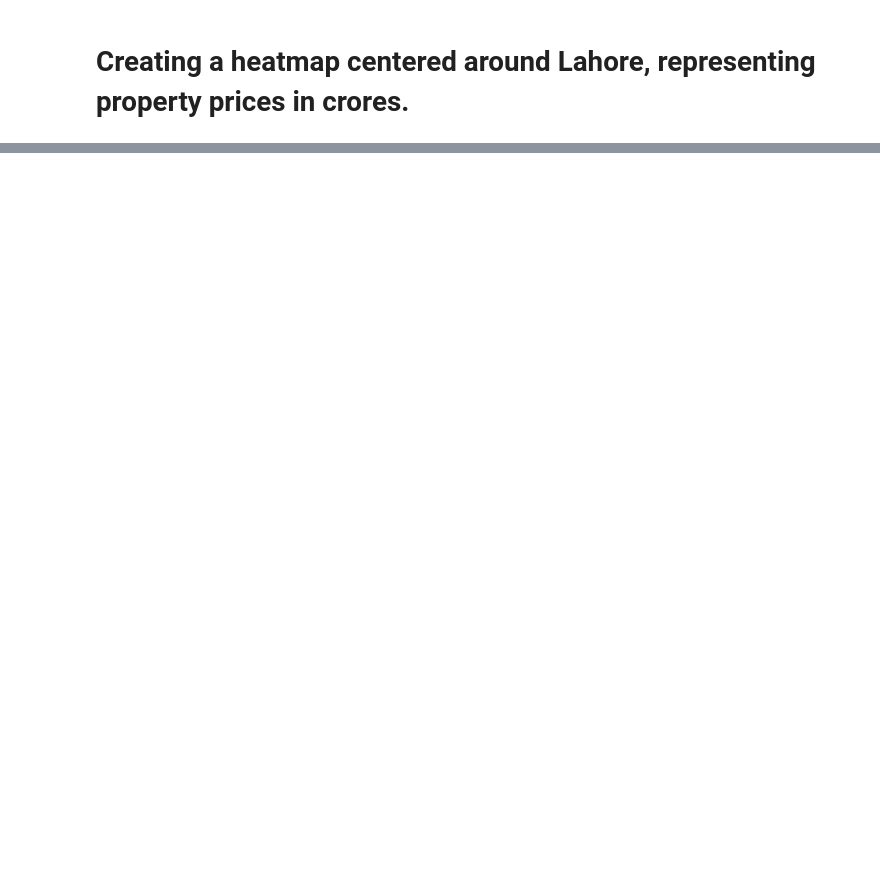
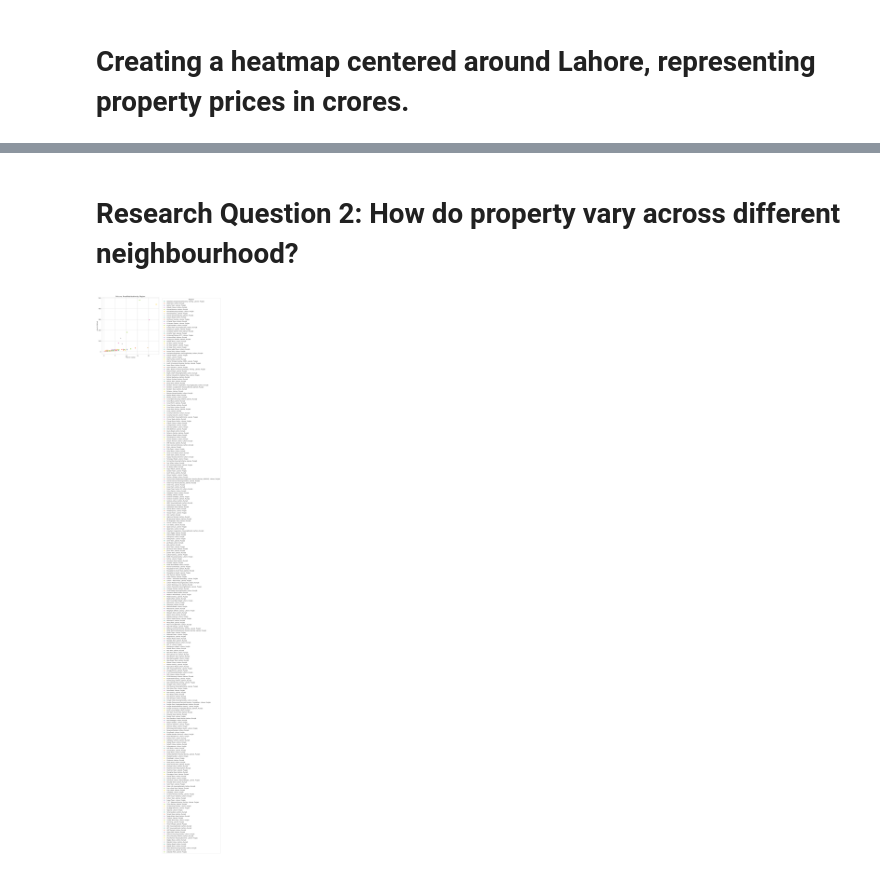
Before and after one commit to potatobox1/Data_Science_Project, a Jupyter notebook: analysis.ipynb, the cells around one changed output, grey strips where cells are left out. Cells and saved outputs as stored; diff of their text form; code cells hidden in the pictures; blank space fills up the shorter version.

```diff
--- a/analysis.ipynb
+++ b/analysis.ipynb
@@ -435,0 +544,38 @@ display(m)
+# %% [markdown]
+# Research Question 2: How do property vary across different neighbourhood?
+# %%
+df = pd.read_csv("/content/cleaned_properties.csv")
+# %%
+
+# Remove invalid rows
+df = df.dropna(subset=['price_in_crores', 'area_in_marlas', 'location'])
+
+# Calculating price per marla
+df['price_per_marla'] = df['price_in_crores'] * 100 / df['area_in_marlas']
+
+# Remove rows with infinite or NaN values
+df = df.replace([np.inf, -np.inf], np.nan).dropna()
+
+# Aggregating Data by Location
+location_summary = df.groupby('location').agg({
+    'price_per_marla': 'mean',
+    'area_in_marlas': 'mean',
+    'price_in_crores': 'mean',
+    'type': 'count',
+    'beds': 'mean',
+    'baths': 'mean'
+}).rename(columns={'type': 'listing_count'})
+
+location_summary.reset_index(inplace=True)
+# %%
+
+plt.figure(figsize=(10, 10))
+sns.scatterplot(data=location_summary, x='price_in_crores', y='area_in_marlas', hue='location', palette='Set2', s=100)
+plt.title('Price vs Area Distribution by Region', fontsize=16)
+plt.xlabel('Price (in Crores)', fontsize=12)
+plt.ylabel('Area (in Marlas)', fontsize=12)
+plt.legend(title='Region', bbox_to_anchor=(1.05, 1), loc='upper left')  # Moving legend outside
+plt.grid(True)
+plt.show()
+# %% [output]
+[figure, added]
```
Also changed, not shown: parts of 21 cells of this notebook.
